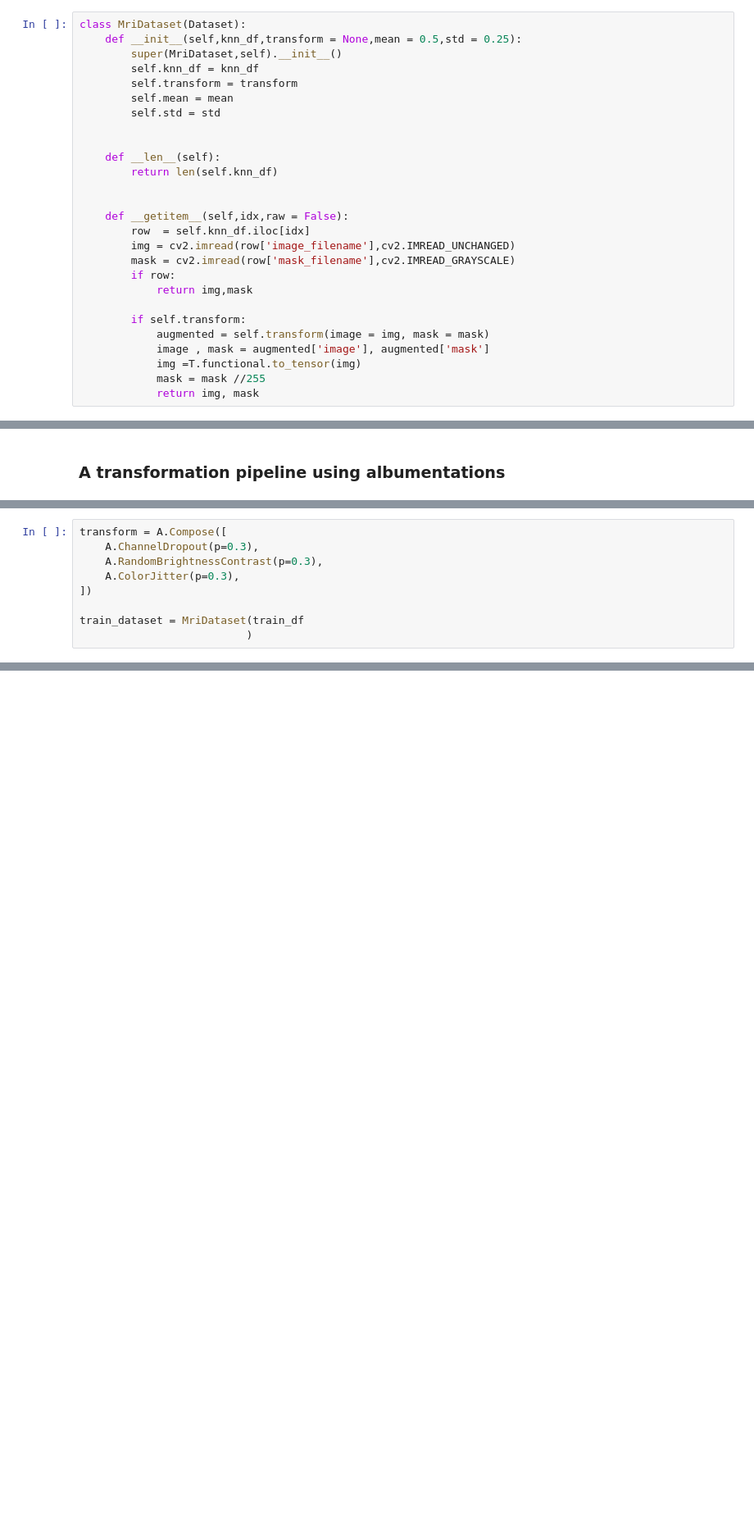
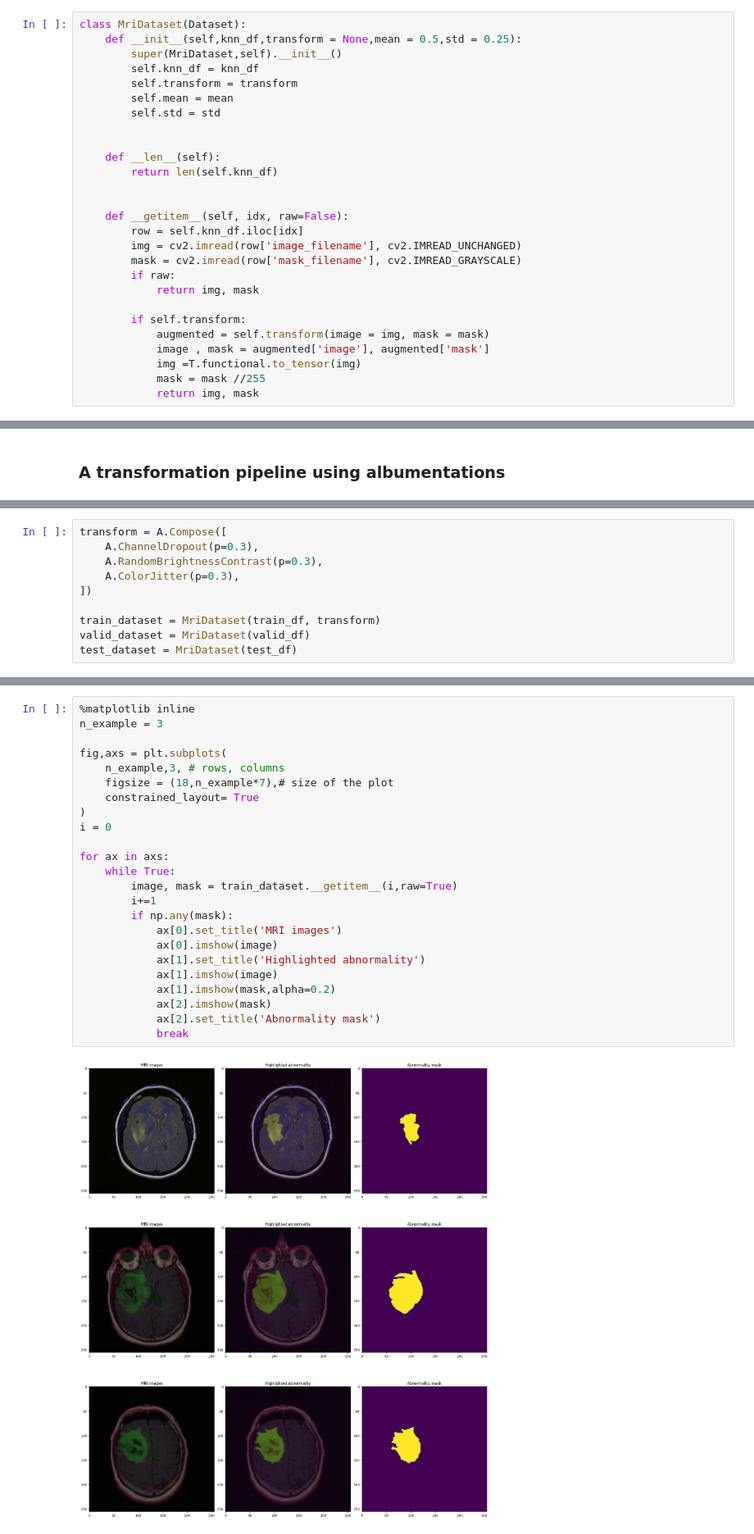
Before and after one commit to Danlof/Brain_tumour_segmentation, a Jupyter notebook: segmentation_mri.ipynb, the cells around one changed output, grey strips where cells are left out. Shown at 82% size. Saved outputs shown, nothing was run; the diff lists cells and outputs as text; blank space fills up the shorter version.

```diff
--- a/segmentation_mri.ipynb
+++ b/segmentation_mri.ipynb
@@ -189,12 +194,12 @@ class MriDataset(Dataset):
         return len(self.knn_df)
 
 
-    def __getitem__(self,idx,raw = False):
-        row  = self.knn_df.iloc[idx]
-        img = cv2.imread(row['image_filename'],cv2.IMREAD_UNCHANGED)
-        mask = cv2.imread(row['mask_filename'],cv2.IMREAD_GRAYSCALE)
-        if row:
-            return img,mask
+    def __getitem__(self, idx, raw=False):
+        row = self.knn_df.iloc[idx]
+        img = cv2.imread(row['image_filename'], cv2.IMREAD_UNCHANGED)
+        mask = cv2.imread(row['mask_filename'], cv2.IMREAD_GRAYSCALE)
+        if raw:
+            return img, mask
 
         if self.transform:
             augmented = self.transform(image = img, mask = mask)
@@ -224,5 +235,6 @@ transform = A.Compose([
     A.ColorJitter(p=0.3),
 ])
 
-train_dataset = MriDataset(train_df
-                          )
+train_dataset = MriDataset(train_df, transform)
+valid_dataset = MriDataset(valid_df)
+test_dataset = MriDataset(test_df)
@@ -228,0 +251,26 @@ train_dataset = MriDataset(train_df
+# %%
+%matplotlib inline
+n_example = 3
+
+fig,axs = plt.subplots(
+    n_example,3, # rows, columns
+    figsize = (18,n_example*7),# size of the plot
+    constrained_layout= True
+)
+i = 0
+
+for ax in axs:
+    while True:
+        image, mask = train_dataset.__getitem__(i,raw=True)
+        i+=1
+        if np.any(mask):
+            ax[0].set_title('MRI images')
+            ax[0].imshow(image)
+            ax[1].set_title('Highlighted abnormality')
+            ax[1].imshow(image)
+            ax[1].imshow(mask,alpha=0.2)
+            ax[2].imshow(mask)
+            ax[2].set_title('Abnormality mask')
+            break
+# %% [output]
+[figure, added]
```
Also changed, not shown: parts of 5 cells of this notebook.
